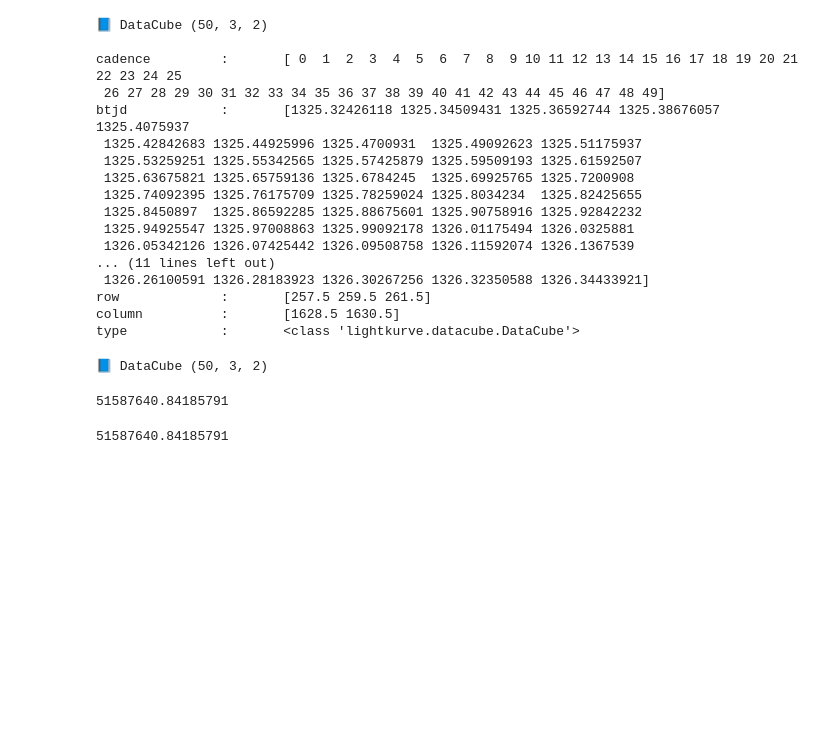
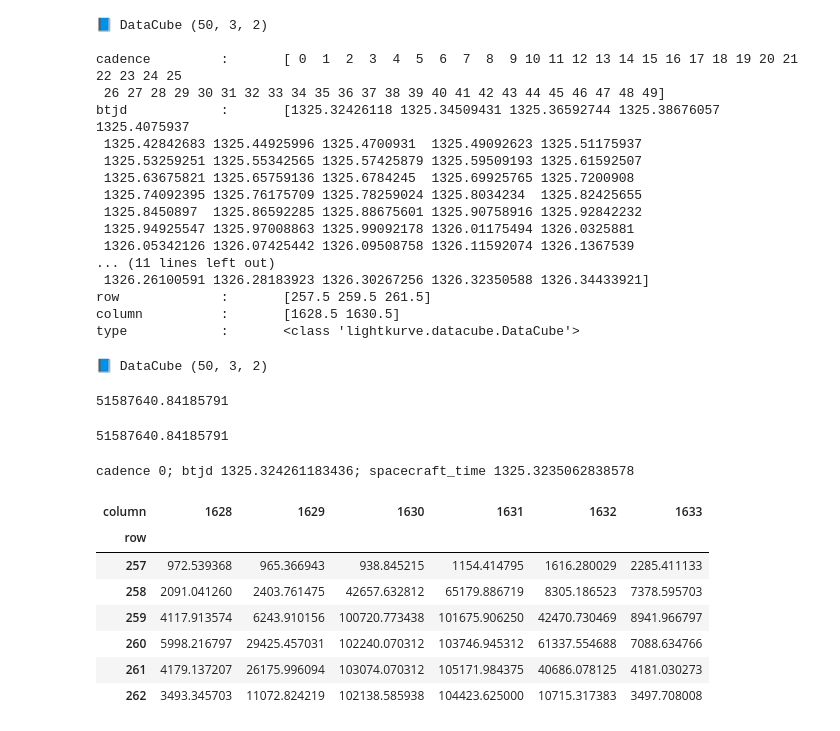
Before and after one commit to lightkurve/lkdata, a Jupyter notebook: demo.ipynb, the cells around one changed output. Saved outputs shown, nothing was run; the diff lists cells and outputs as text; code cells hidden in the pictures; blank space fills up the shorter version.

```diff
--- a/demo.ipynb
+++ b/demo.ipynb
@@ -521,0 +526,22 @@ flux[:, :, :-1].spatial_downsample(2).sum().sum()
+# %%
+def single_cadence_frame(datacube, cadence):
+    indices = [f"{i[0]} {i[1]}" for i in zip(datacube.index.names, datacube.index[0])]
+    str_index = "; ".join(indices)
+    return pd.DataFrame(
+        datacube.to_array()[cadence],
+        index=pd.Series(datacube.row[:: datacube.nrow], name="row"),
+        columns=pd.Series(datacube.column[: datacube.ncol], name="column"),
+    ).style.set_caption(str_index)
+# %%
+f0 = single_cadence_frame(flux, 0)
+f0
+# %% [output]
+cadence 0; btjd 1325.324261183436; spacecraft_time 1325.3235062838578
+| column | 1628 | 1629 | 1630 | 1631 | 1632 | 1633 |
+| row |  |  |  |  |  |  |
+| 257 | 972.539368 | 965.366943 | 938.845215 | 1154.414795 | 1616.280029 | 2285.411133 |
+| 258 | 2091.041260 | 2403.761475 | 42657.632812 | 65179.886719 | 8305.186523 | 7378.595703 |
+| 259 | 4117.913574 | 6243.910156 | 100720.773438 | 101675.906250 | 42470.730469 | 8941.966797 |
+| 260 | 5998.216797 | 29425.457031 | 102240.070312 | 103746.945312 | 61337.554688 | 7088.634766 |
+| 261 | 4179.137207 | 26175.996094 | 103074.070312 | 105171.984375 | 40686.078125 | 4181.030273 |
+| 262 | 3493.345703 | 11072.824219 | 102138.585938 | 104423.625000 | 10715.317383 | 3497.708008 |
```
Also changed, not shown: parts of 17 cells of this notebook, 1 other file.
